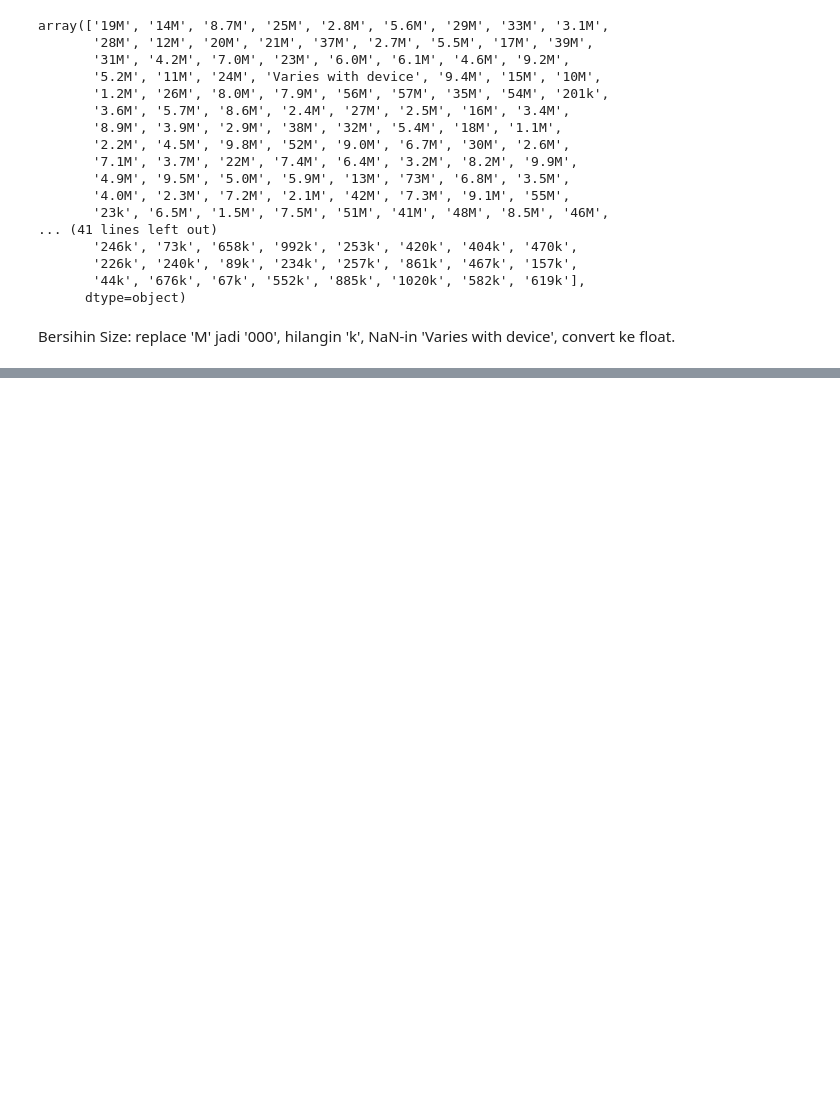
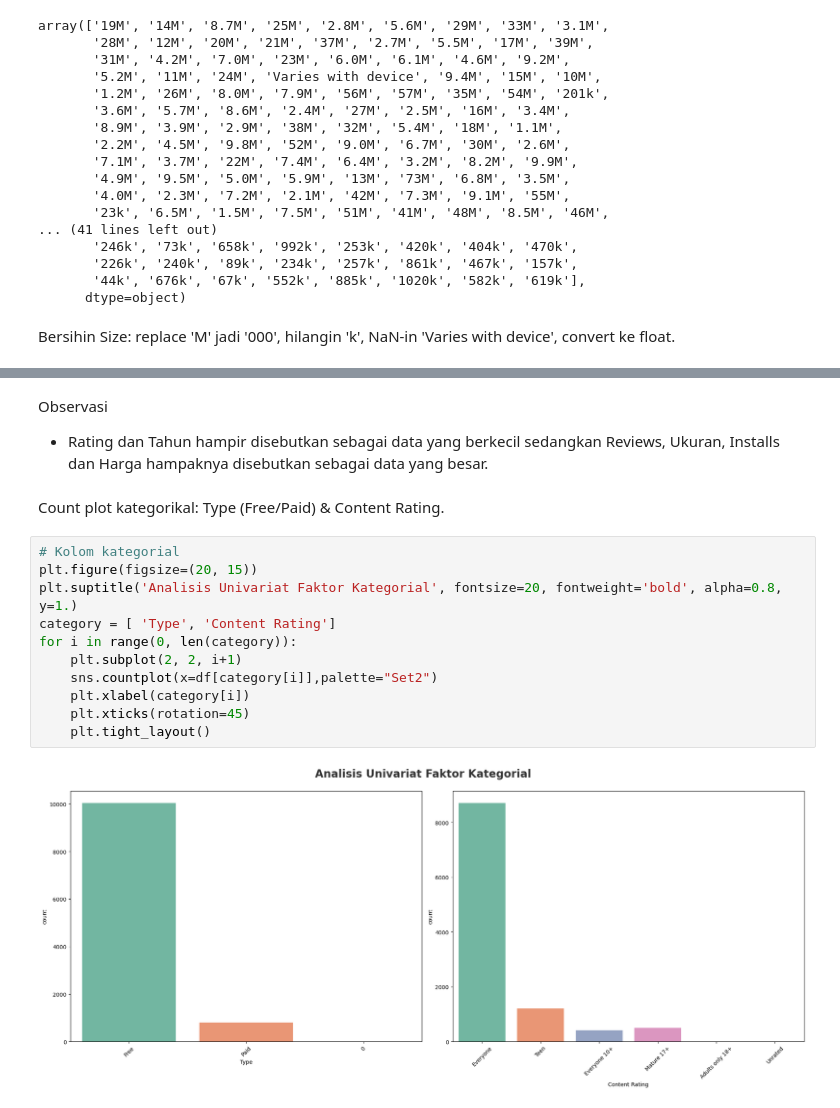
Before and after one commit to wjyrskyy14-ctrl/BELAJAR-DATA-SCIENCE, a Jupyter notebook: EDA/EDA 3/EDA_FE_GOOGLEPLAYSTORE.ipynb, the cells around one changed output, grey strips where cells are left out. Saved outputs shown, nothing was run; the diff lists cells and outputs as text; blank space fills up the shorter version.

```diff
--- a/EDA/EDA 3/EDA_FE_GOOGLEPLAYSTORE.ipynb
+++ b/EDA/EDA 3/EDA_FE_GOOGLEPLAYSTORE.ipynb
@@ -177,0 +379,18 @@ KeyError: 'Size'
+# %% [markdown]
+Observasi
+- Rating dan Tahun hampir disebutkan sebagai data yang berkecil sedangkan Reviews, Ukuran, Installs dan Harga hampaknya disebutkan sebagai data yang besar.
+# %% [markdown]
+Count plot kategorikal: Type (Free/Paid) & Content Rating.
+# %%
+# Kolom kategorial
+plt.figure(figsize=(20, 15))
+plt.suptitle('Analisis Univariat Faktor Kategorial', fontsize=20, fontweight='bold', alpha=0.8, y=1.)
+category = [ 'Type', 'Content Rating']
+for i in range(0, len(category)):
+    plt.subplot(2, 2, i+1)
+    sns.countplot(x=df[category[i]],palette="Set2")
+    plt.xlabel(category[i])
+    plt.xticks(rotation=45)
+    plt.tight_layout()
+# %% [output]
+[figure, added]
```
Also changed, not shown: parts of 41 cells of this notebook.
